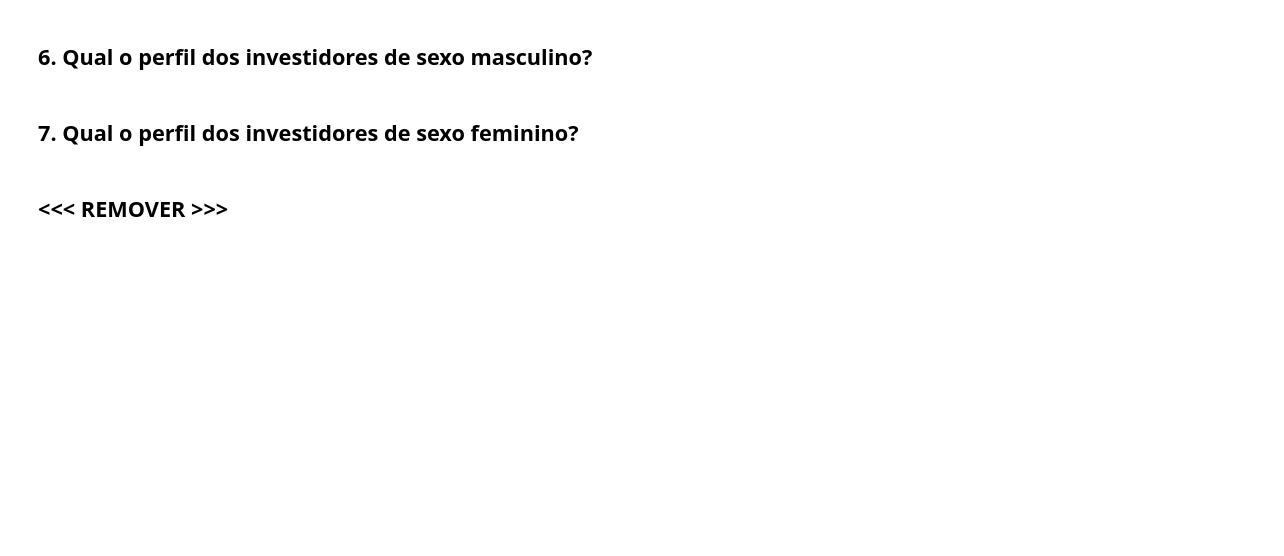
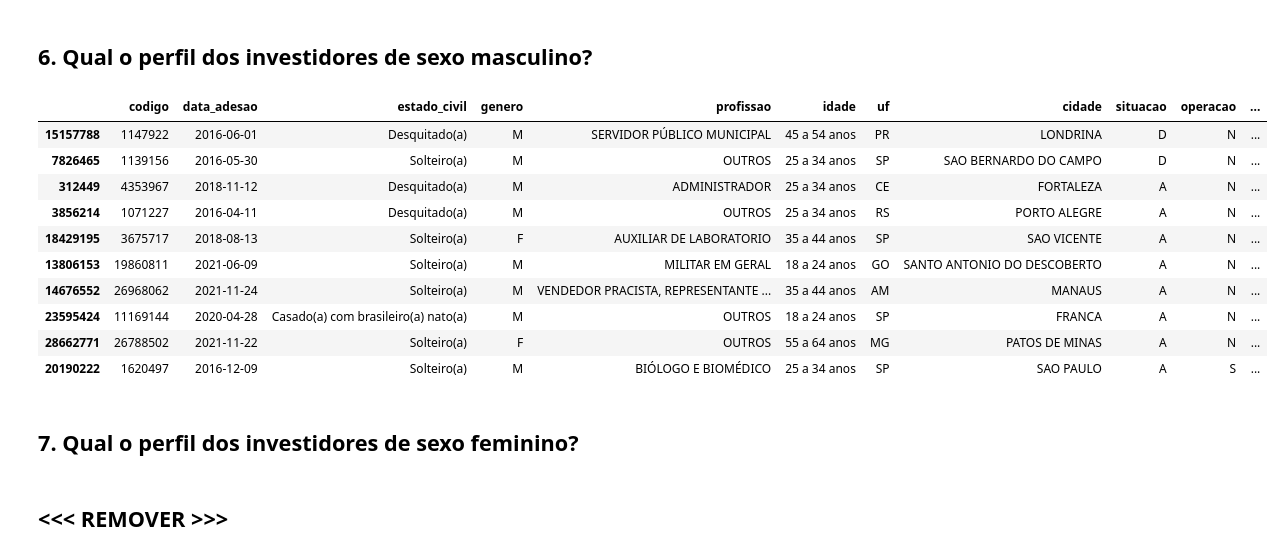
Before and after one commit to emso-exe/Investidores_do_tesouro_direto, a Jupyter notebook: analise_de_dados.ipynb, the cells around one changed output. Cells and saved outputs as stored; diff of their text form; code cells hidden in the pictures; blank space fills up the shorter version.

```diff
--- a/analise_de_dados.ipynb
+++ b/analise_de_dados.ipynb
@@ -720,5 +825,19 @@ Com **1.704.061** o que representa **99,126%** das contas ativas de investidores
 # %% [markdown]
 ## 6. Qual o perfil dos investidores de sexo masculino?
+# %%
+df_investidores.sample(10)
+# %% [output]
+|  | codigo | data_adesao | estado_civil | genero | profissao | idade | uf | cidade | situacao | operacao | ... |
+| 15157788 | 1147922 | 2016-06-01 | Desquitado(a) | M | SERVIDOR PÚBLICO MUNICIPAL | 45 a 54 anos | PR | LONDRINA | D | N | ... |
+| 7826465 | 1139156 | 2016-05-30 | Solteiro(a) | M | OUTROS | 25 a 34 anos | SP | SAO BERNARDO DO CAMPO | D | N | ... |
+| 312449 | 4353967 | 2018-11-12 | Desquitado(a) | M | ADMINISTRADOR | 25 a 34 anos | CE | FORTALEZA | A | N | ... |
+| 3856214 | 1071227 | 2016-04-11 | Desquitado(a) | M | OUTROS | 25 a 34 anos | RS | PORTO ALEGRE | A | N | ... |
+| 18429195 | 3675717 | 2018-08-13 | Solteiro(a) | F | AUXILIAR DE LABORATORIO | 35 a 44 anos | SP | SAO VICENTE | A | N | ... |
+| 13806153 | 19860811 | 2021-06-09 | Solteiro(a) | M | MILITAR EM GERAL | 18 a 24 anos | GO | SANTO ANTONIO DO DESCOBERTO | A | N | ... |
+| 14676552 | 26968062 | 2021-11-24 | Solteiro(a) | M | VENDEDOR PRACISTA, REPRESENTANTE ... | 35 a 44 anos | AM | MANAUS | A | N | ... |
+| 23595424 | 11169144 | 2020-04-28 | Casado(a) com brasileiro(a) nato(a) | M | OUTROS | 18 a 24 anos | SP | FRANCA | A | N | ... |
+| 28662771 | 26788502 | 2021-11-22 | Solteiro(a) | F | OUTROS | 55 a 64 anos | MG | PATOS DE MINAS | A | N | ... |
+| 20190222 | 1620497 | 2016-12-09 | Solteiro(a) | M | BIÓLOGO E BIOMÉDICO | 25 a 34 anos | SP | SAO PAULO | A | S | ... |
 # %% [markdown]
 ## 7. Qual o perfil dos investidores de sexo feminino?
 # %% [markdown]
```
Also changed, not shown: parts of 19 cells of this notebook.
